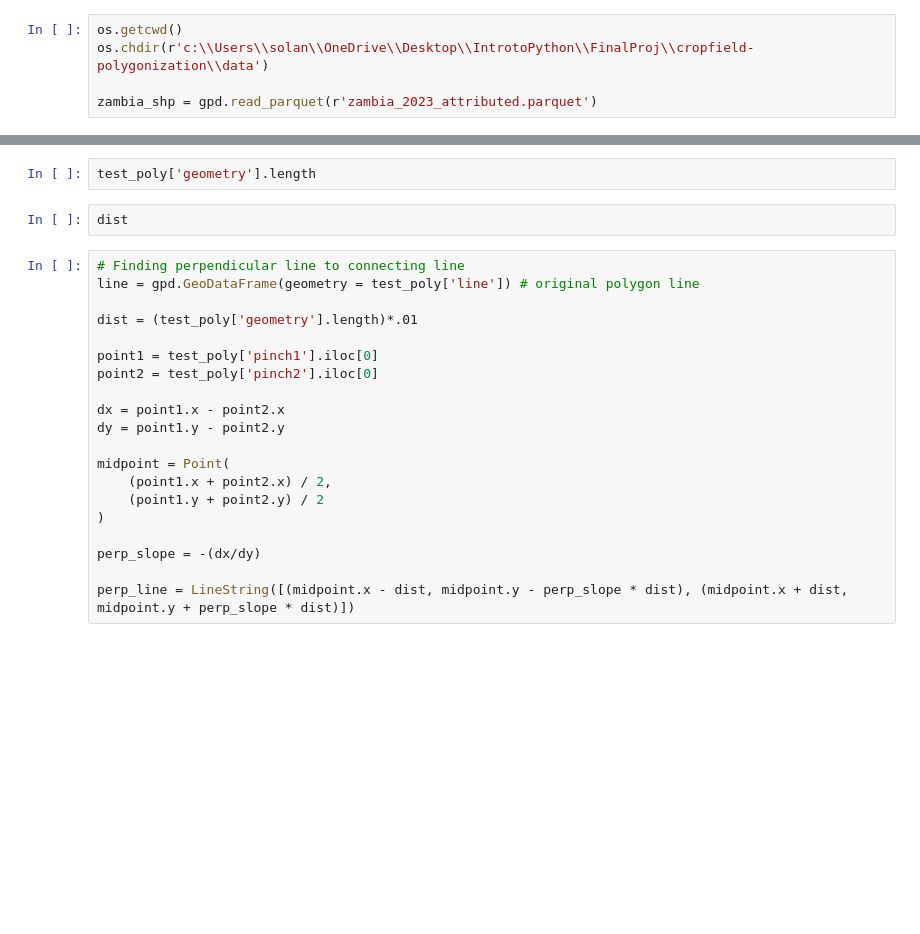
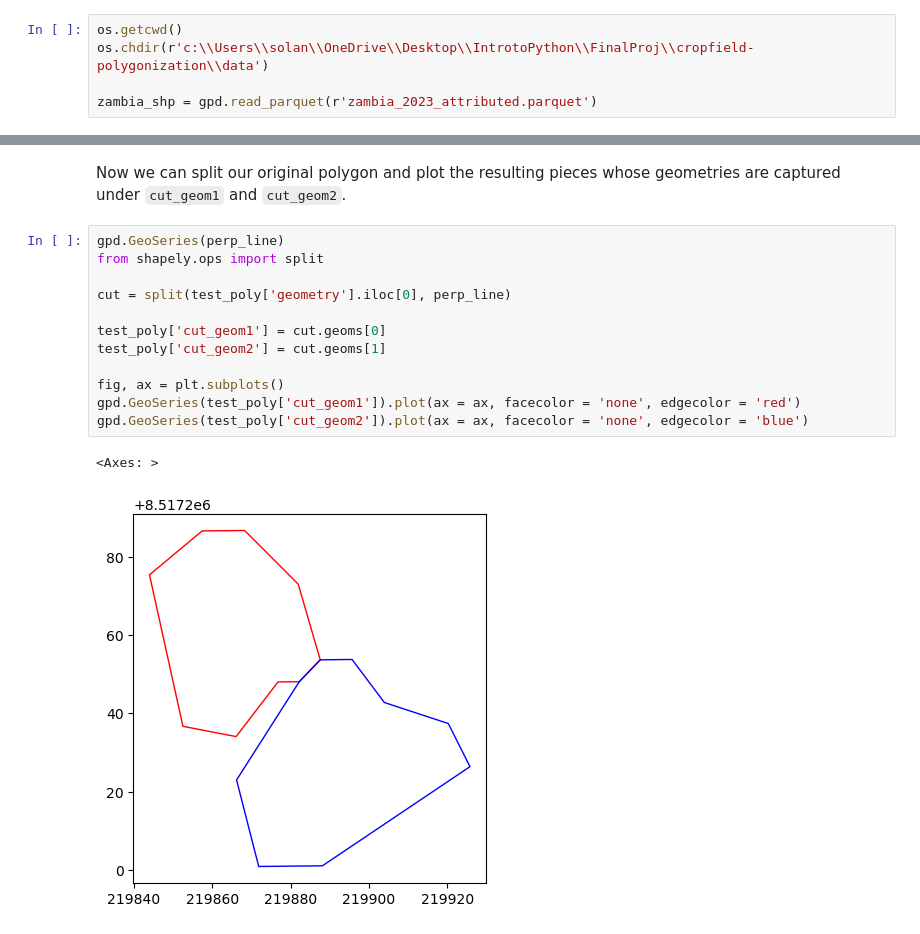
Before and after one commit to SYH-pixel/cropfield-polygonization, a Jupyter notebook: func/thinneck.ipynb, the cells around one changed output, grey strips where cells are left out. Cells and saved outputs as stored; diff of their text form; blank space fills up the shorter version.

```diff
--- a/func/thinneck.ipynb
+++ b/func/thinneck.ipynb
@@ -233,24 +304,17 @@ plt.show()
-# %%
-test_poly['geometry'].length
-# %%
-dist
-# %%
-# Finding perpendicular line to connecting line
-line = gpd.GeoDataFrame(geometry = test_poly['line']) # original polygon line
-
-dist = (test_poly['geometry'].length)*.01
-
-point1 = test_poly['pinch1'].iloc[0]
-point2 = test_poly['pinch2'].iloc[0]
-
-dx = point1.x - point2.x
-dy = point1.y - point2.y
-
-midpoint = Point(
-    (point1.x + point2.x) / 2,
-    (point1.y + point2.y) / 2
-)
-
-perp_slope = -(dx/dy)
-
-perp_line = LineString([(midpoint.x - dist, midpoint.y - perp_slope * dist), (midpoint.x + dist, midpoint.y + perp_slope * dist)])
+# %% [markdown]
+Now we can split our original polygon and plot the resulting pieces whose geometries are captured under `cut_geom1` and `cut_geom2`.
+# %%
+gpd.GeoSeries(perp_line)
+from shapely.ops import split
+
+cut = split(test_poly['geometry'].iloc[0], perp_line)
+
+test_poly['cut_geom1'] = cut.geoms[0]
+test_poly['cut_geom2'] = cut.geoms[1]
+
+fig, ax = plt.subplots()
+gpd.GeoSeries(test_poly['cut_geom1']).plot(ax = ax, facecolor = 'none', edgecolor = 'red')
+gpd.GeoSeries(test_poly['cut_geom2']).plot(ax = ax, facecolor = 'none', edgecolor = 'blue')
+# %% [output]
+<Axes: >
+[figure, added]
```
Also changed, not shown: parts of 42 cells of this notebook, 7 other files.
